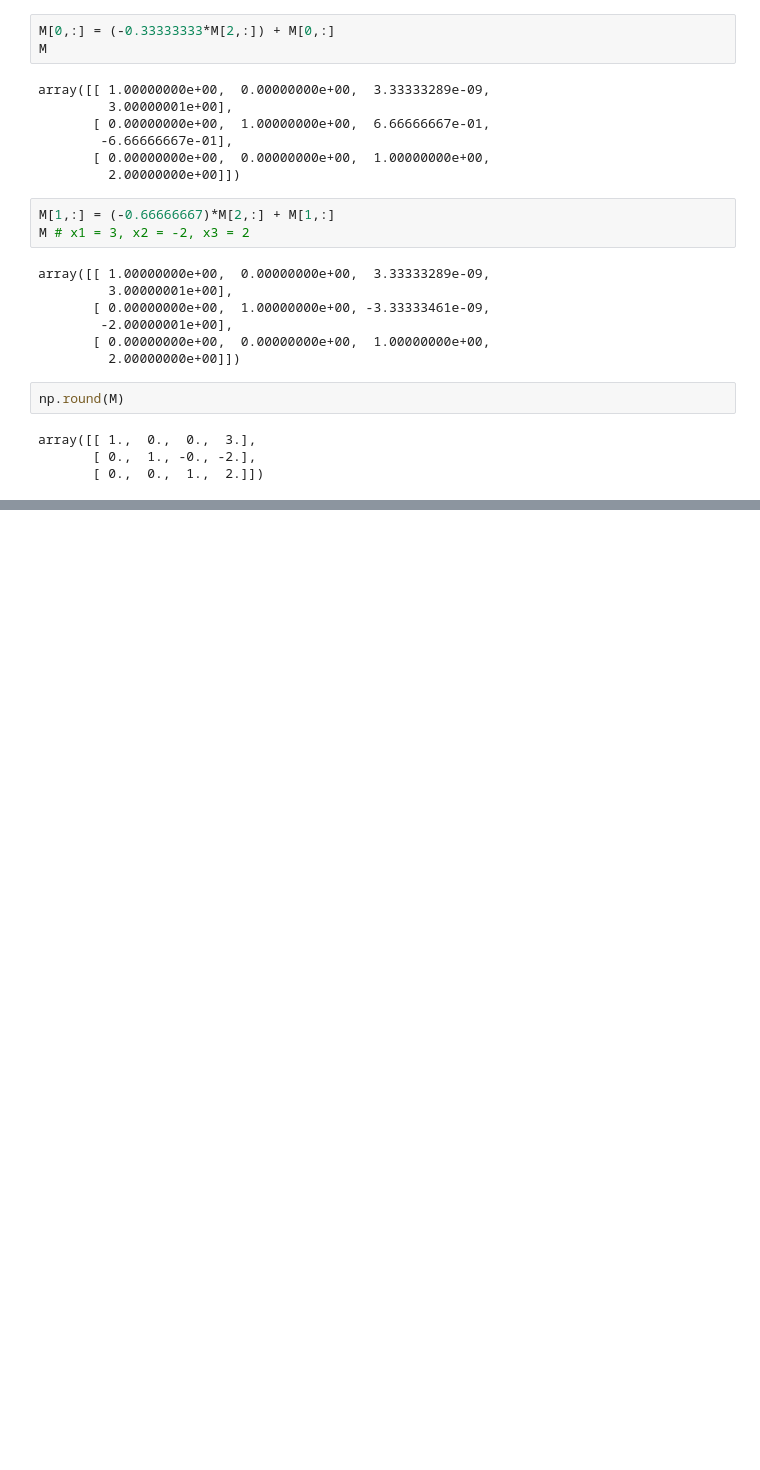
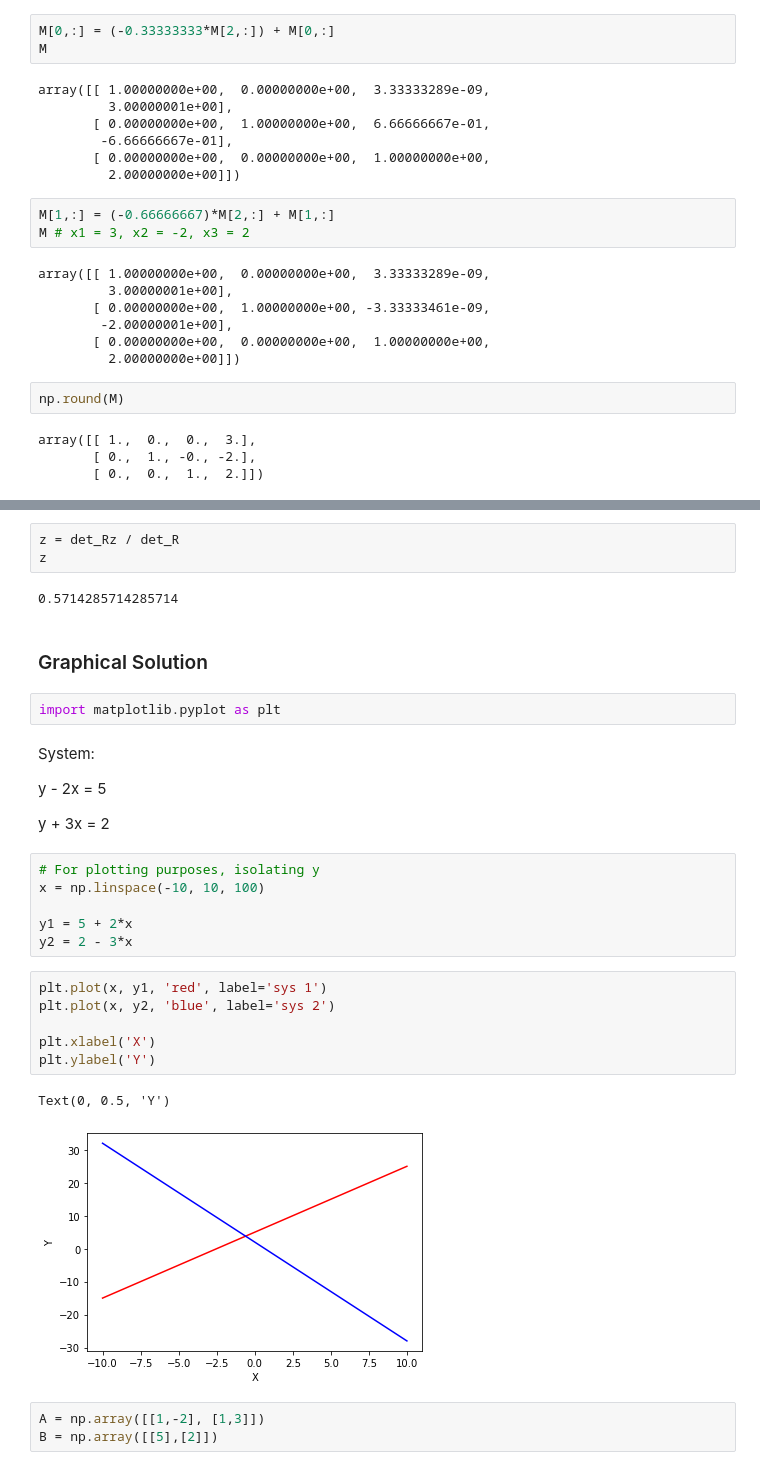
Before and after one commit to cpoles/data_science, a Jupyter notebook: python/linear_algebra/linear_systems.ipynb, the cells around one changed output, grey strips where cells are left out. Drawn from its saved outputs; the diff is of its cells as text; blank space fills up the shorter version.

Commit message:
Finished linear systems activities

```diff
--- a/python/linear_algebra/linear_systems.ipynb
+++ b/python/linear_algebra/linear_systems.ipynb
@@ -79,0 +202,33 @@ array([[ 1.,  0.,  0.,  3.],
+# %%
+z = det_Rz / det_R
+z
+# %% [output]
+0.5714285714285714
+# %% [markdown]
+### Graphical Solution
+# %%
+import matplotlib.pyplot as plt
+# %% [markdown]
+System:
+
+y - 2x = 5
+
+y + 3x = 2
+# %%
+# For plotting purposes, isolating y
+x = np.linspace(-10, 10, 100)
+
+y1 = 5 + 2*x
+y2 = 2 - 3*x
+# %%
+plt.plot(x, y1, 'red', label='sys 1')
+plt.plot(x, y2, 'blue', label='sys 2')
+
+plt.xlabel('X')
+plt.ylabel('Y')
+# %% [output]
+Text(0, 0.5, 'Y')
+[figure, added]
+# %%
+A = np.array([[1,-2], [1,3]])
+B = np.array([[5],[2]])
```
Also changed, not shown: parts of 33 cells of this notebook.
